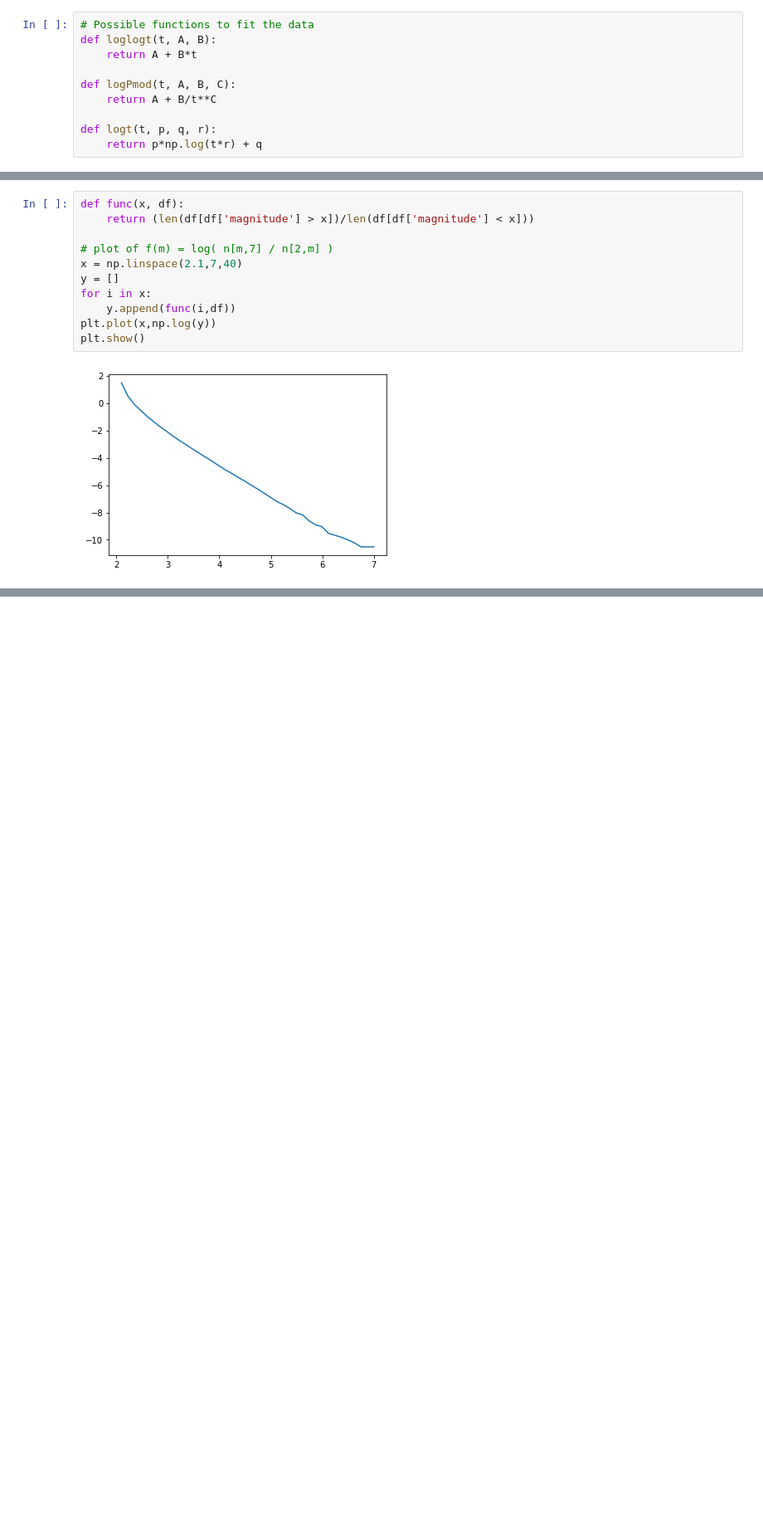
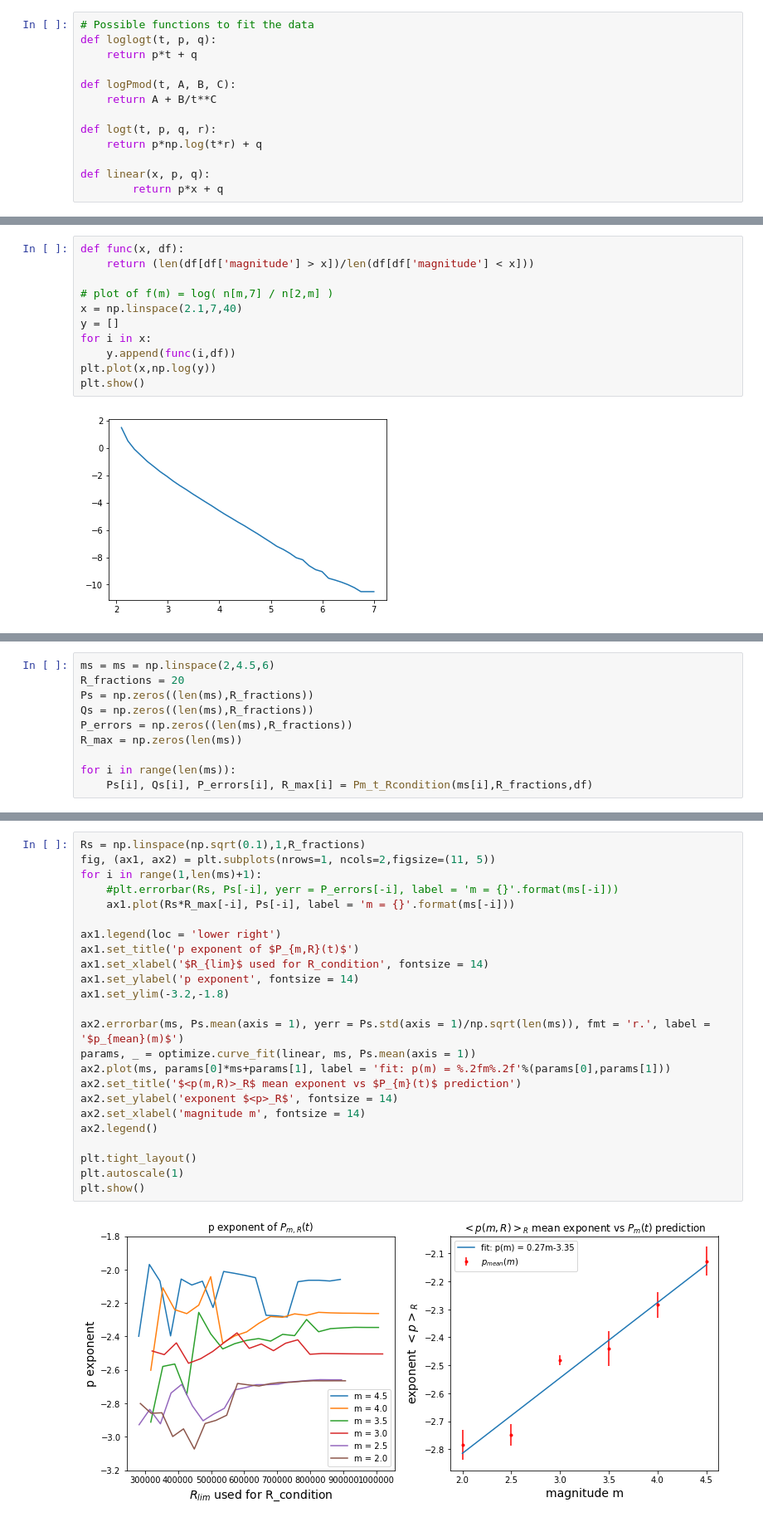
Before and after one commit to mango915/Earthquakes, a Jupyter notebook: fra.ipynb, the cells around one changed output, grey strips where cells are left out. Shown at 83% size. Cells and saved outputs as stored; diff of their text form; blank space fills up the shorter version.

```diff
--- a/fra.ipynb
+++ b/fra.ipynb
@@ -15,14 +18,17 @@ df = pd.DataFrame(data)
 df.columns = ['event', 'prev_event', 'time', 'magnitude', 'x', 'y', 'z']
 # %%
 # Possible functions to fit the data
-def loglogt(t, A, B):
-    return A + B*t
+def loglogt(t, p, q):
+    return p*t + q
 
 def logPmod(t, A, B, C):
     return A + B/t**C
 
 def logt(t, p, q, r):
     return p*np.log(t*r) + q
+
+def linear(x, p, q):
+        return p*x + q
 # %%
 def select_bin_number(x, min_nbin = 7, fraction = 0.001):
     n_min = fraction*len(x)
@@ -361,0 +469,10 @@ plt.show()
+# %%
+ms = ms = np.linspace(2,4.5,6)
+R_fractions = 20
+Ps = np.zeros((len(ms),R_fractions))
+Qs = np.zeros((len(ms),R_fractions))
+P_errors = np.zeros((len(ms),R_fractions))
+R_max = np.zeros(len(ms))
+
+for i in range(len(ms)):
+    Ps[i], Qs[i], P_errors[i], R_max[i] = Pm_t_Rcondition(ms[i],R_fractions,df)
@@ -361,0 +497,26 @@ plt.show()
+# %%
+Rs = np.linspace(np.sqrt(0.1),1,R_fractions)
+fig, (ax1, ax2) = plt.subplots(nrows=1, ncols=2,figsize=(11, 5))
+for i in range(1,len(ms)+1):
+    #plt.errorbar(Rs, Ps[-i], yerr = P_errors[-i], label = 'm = {}'.format(ms[-i]))
+    ax1.plot(Rs*R_max[-i], Ps[-i], label = 'm = {}'.format(ms[-i]))
+
+ax1.legend(loc = 'lower right')
+ax1.set_title('p exponent of $P_{m,R}(t)$')
+ax1.set_xlabel('$R_{lim}$ used for R_condition', fontsize = 14)
+ax1.set_ylabel('p exponent', fontsize = 14)
+ax1.set_ylim(-3.2,-1.8)
+
+ax2.errorbar(ms, Ps.mean(axis = 1), yerr = Ps.std(axis = 1)/np.sqrt(len(ms)), fmt = 'r.', label = '$p_{mean}(m)$')
+params, _ = optimize.curve_fit(linear, ms, Ps.mean(axis = 1))
+ax2.plot(ms, params[0]*ms+params[1], label = 'fit: p(m) = %.2fm%.2f'%(params[0],params[1]))
+ax2.set_title('$<p(m,R)>_R$ mean exponent vs $P_{m}(t)$ prediction')
+ax2.set_ylabel('exponent $<p>_R$', fontsize = 14)
+ax2.set_xlabel('magnitude m', fontsize = 14)
+ax2.legend()
+
+plt.tight_layout()
+plt.autoscale(1)
+plt.show()
+# %% [output]
+[figure, added]
```
Also changed, not shown: parts of 8 cells of this notebook.
